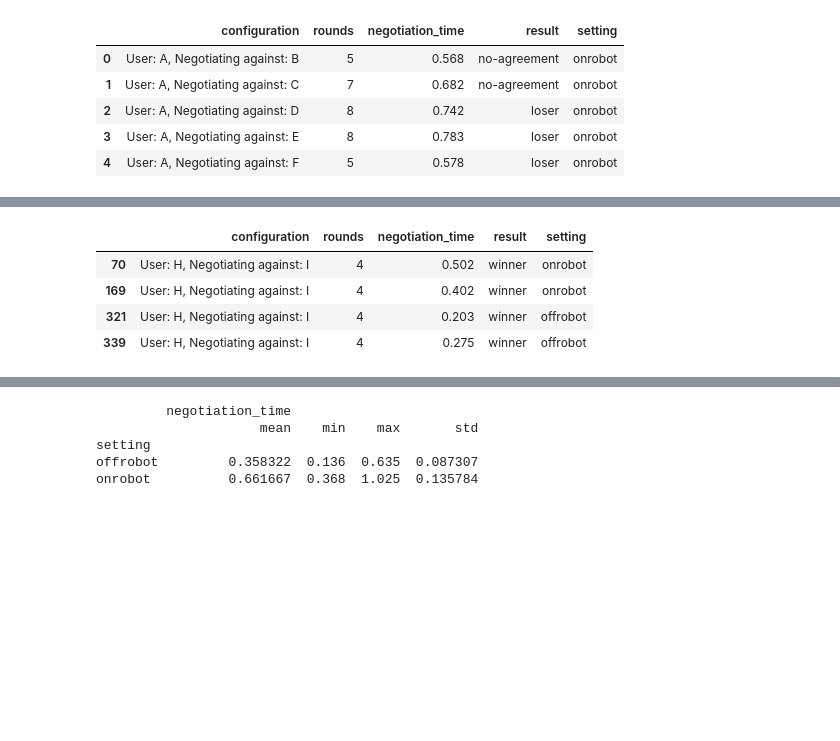
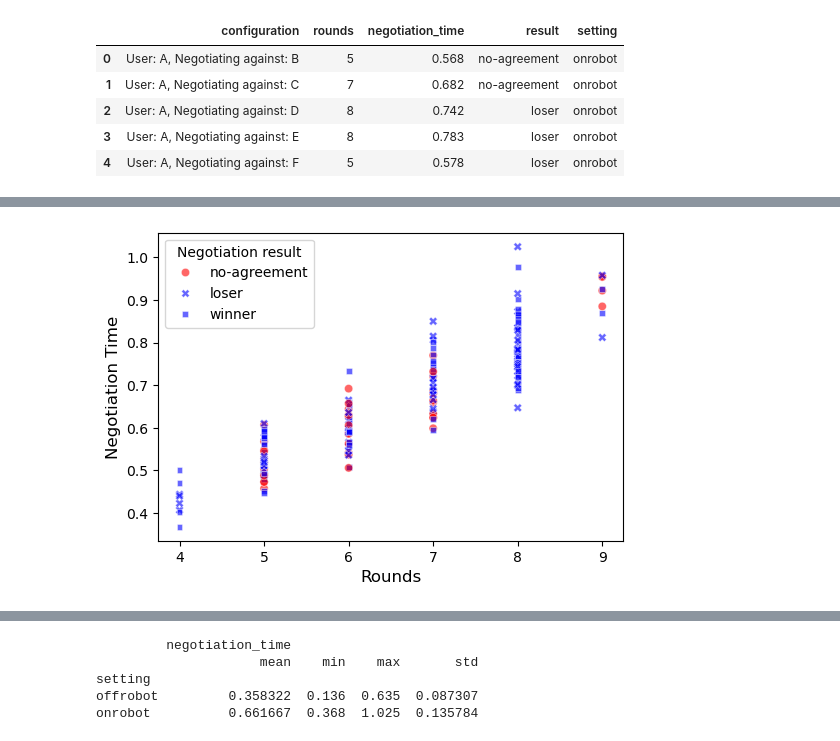
Before and after one commit to RoboChor/robethichor-ethics-based-negotiation, a Jupyter notebook: analysis/simulation_analysis.ipynb, the cells around one changed output, grey strips where cells are left out. Saved outputs shown, nothing was run; the diff lists cells and outputs as text; code cells hidden in the pictures; blank space fills up the shorter version.

```diff
--- a/analysis/simulation_analysis.ipynb
+++ b/analysis/simulation_analysis.ipynb
@@ -54,8 +50,14 @@ plt.show()
-# %%
-df[df['configuration'].str.startswith("User: H, Negotiating against: I")]
-# %% [output]
-|  | configuration | rounds | negotiation_time | result | setting |
-| 70 | User: H, Negotiating against: I | 4 | 0.502 | winner | onrobot |
-| 169 | User: H, Negotiating against: I | 4 | 0.402 | winner | onrobot |
-| 321 | User: H, Negotiating against: I | 4 | 0.203 | winner | offrobot |
-| 339 | User: H, Negotiating against: I | 4 | 0.275 | winner | offrobot |
+# %%
+plt.figure(figsize=(6, 4))
+
+onrobot_df = df[df['setting'] == 'onrobot']
+
+sns.scatterplot(data=onrobot_df, x='rounds', y='negotiation_time', hue='result', style='result', palette={'no-agreement': 'red', 'winner': 'blue', 'loser': 'blue'}, alpha=0.6)
+
+plt.xlabel("Rounds", fontsize=12)
+plt.ylabel("Negotiation Time", fontsize=12)
+plt.legend(title="Negotiation result", fontsize=10)
+
+plt.show()
+# %% [output]
+[figure, added]
```
Also changed, not shown: parts of 7 cells of this notebook, 3 other files.
